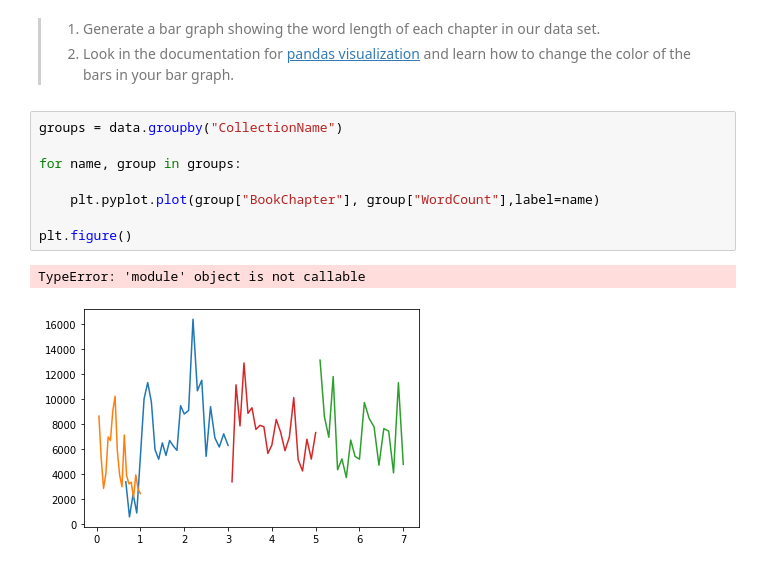
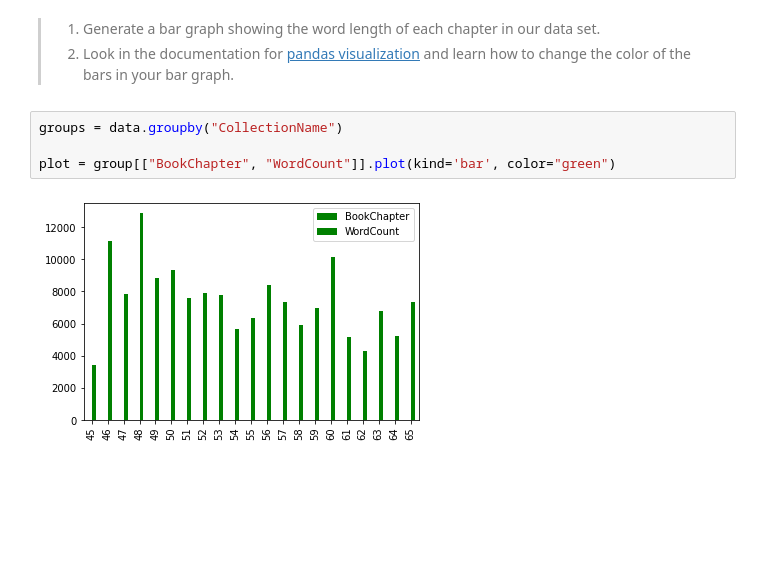
Before and after one commit to ashlanlsmith/ds_1300_notebooks, a Jupyter notebook: work/01_assignment.ipynb, the cells around one changed output. Saved outputs shown, nothing was run; the diff lists cells and outputs as text; blank space fills up the shorter version.

```diff
--- a/work/01_assignment.ipynb
+++ b/work/01_assignment.ipynb
@@ -730,11 +730,6 @@ plt.pyplot.legend()
 # %%
 groups = data.groupby("CollectionName")
 
-for name, group in groups:
-
-    plt.pyplot.plot(group["BookChapter"], group["WordCount"],label=name)
-
-plt.figure()
+plot = group[["BookChapter", "WordCount"]].plot(kind='bar', color="green")
 # %% [output]
-TypeError: 'module' object is not callable
-[figure, old version]
+[figure, new version]
```
Also changed, not shown: parts of 2 cells of this notebook.
